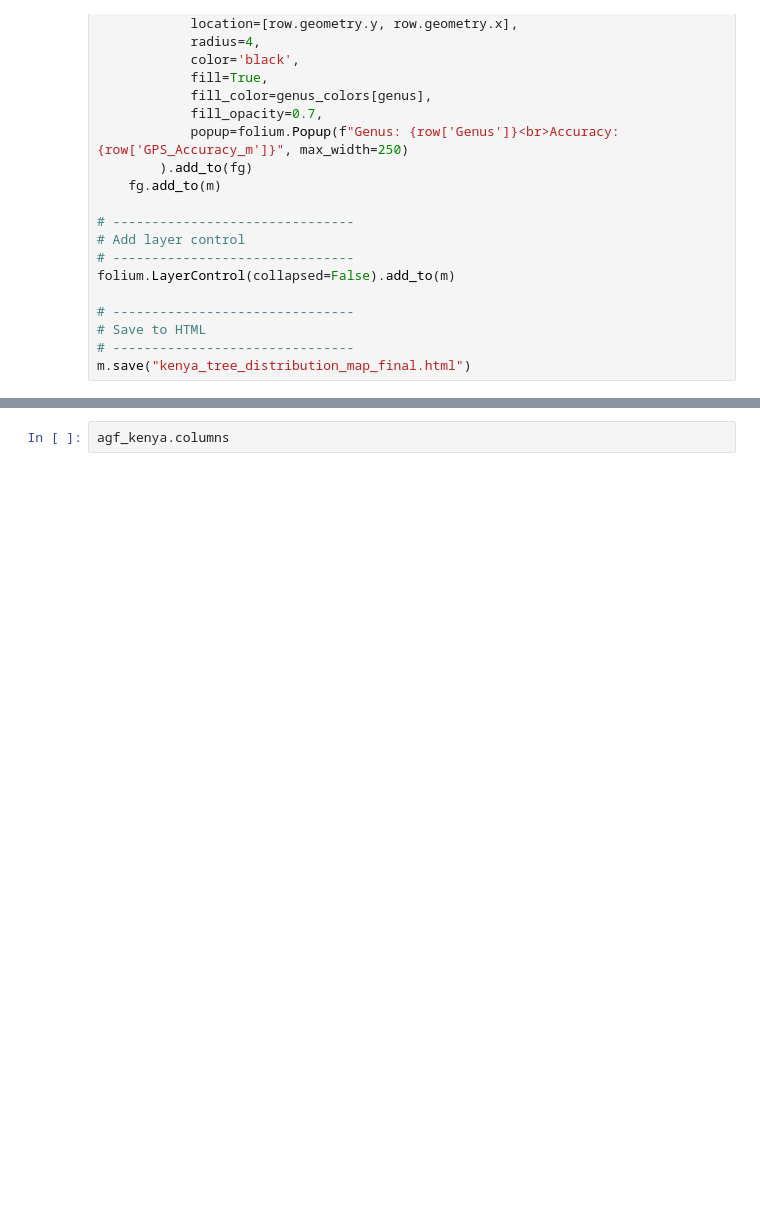
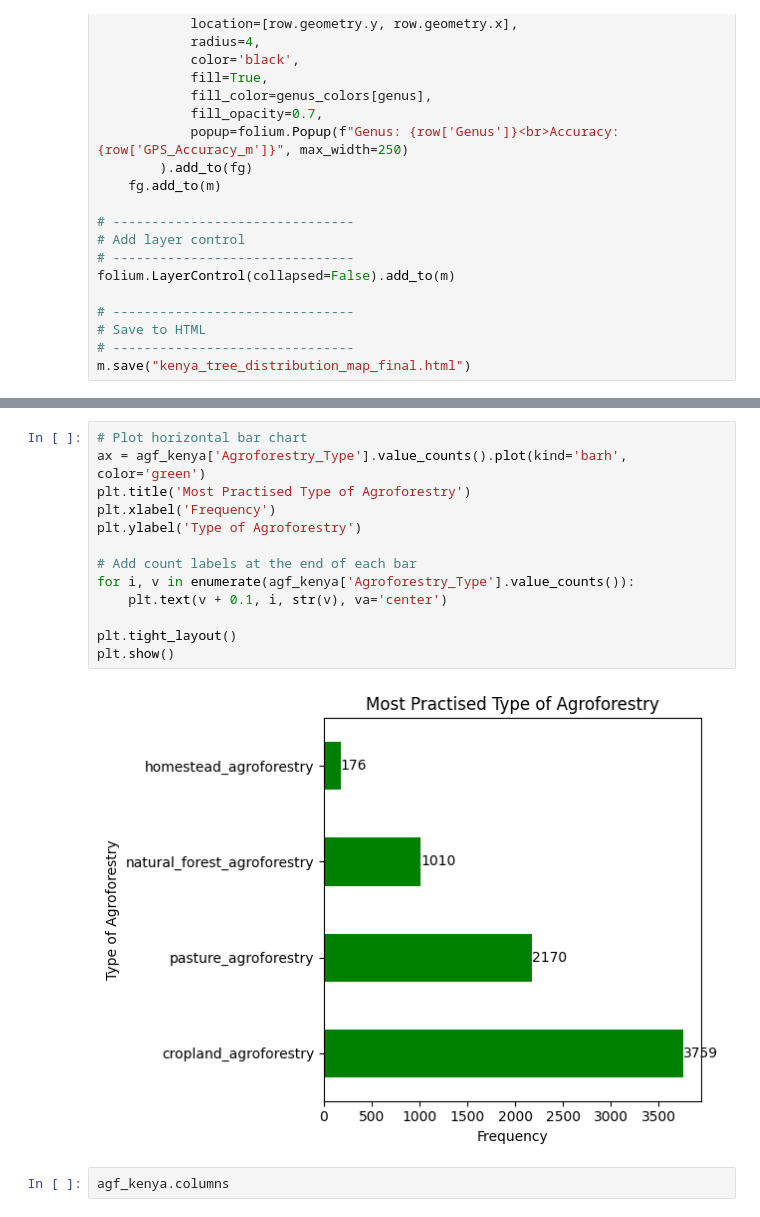
Before and after one commit to irungus/agf_kenya, a Jupyter notebook: code/agf_kenya_colab.ipynb, the cells around one changed output, grey strips where cells are left out. Cells and saved outputs as stored; diff of their text form; blank space fills up the shorter version.

```diff
--- a/code/agf_kenya_colab.ipynb
+++ b/code/agf_kenya_colab.ipynb
@@ -1092,3 +1280,18 @@ fig.write_html("species_sunburst_chart.html")
+# %%
+# Plot horizontal bar chart
+ax = agf_kenya['Agroforestry_Type'].value_counts().plot(kind='barh', color='green')
+plt.title('Most Practised Type of Agroforestry')
+plt.xlabel('Frequency')
+plt.ylabel('Type of Agroforestry')
+
+# Add count labels at the end of each bar
+for i, v in enumerate(agf_kenya['Agroforestry_Type'].value_counts()):
+    plt.text(v + 0.1, i, str(v), va='center')
+
+plt.tight_layout()
+plt.show()
+# %% [output]
+[figure, added]
 # %%
 agf_kenya.columns
 # %% [output]
```
Also changed, not shown: parts of 8 cells of this notebook.
